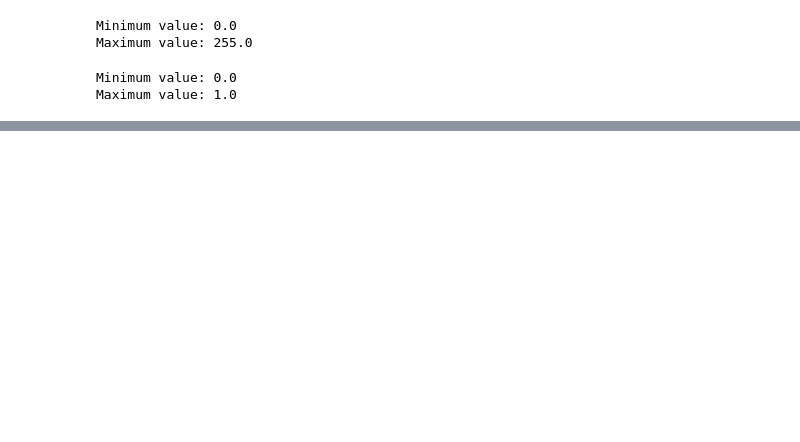
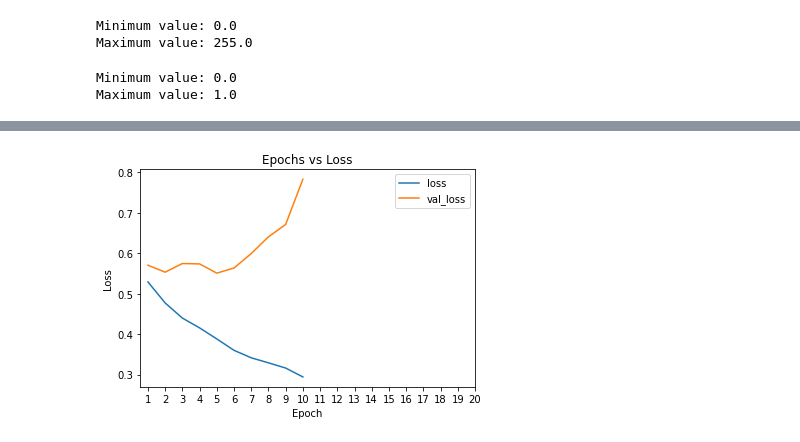
Before and after one commit to phoenix-w/BA885-Image-Classification, a Jupyter notebook: Deliverable02_Tuning.ipynb, the cells around one changed output, grey strips where cells are left out. Drawn from its saved outputs; the diff is of its cells as text; code cells hidden in the pictures; blank space fills up the shorter version.

```diff
--- a/Deliverable02_Tuning.ipynb
+++ b/Deliverable02_Tuning.ipynb
@@ -22,7 +23,8 @@ import pathlib
 # %% [markdown]
 # Data Setup
 # %%
-# # load all the labeled images
-# data_dir = pathlib.Path('Labeled')
-# print('Total number of labeled images:', len(list(data_dir.glob('*/*.jpg'))))
+# load all the labeled images
+data_dir_train = pathlib.Path('seg_train')
+data_dir_val = pathlib.Path('seg_test')
+#print('Total number of labeled images:', len(list(data_dir.glob('*/*.jpg'))))
 # %%
@@ -39,9 +41,9 @@ img_width = 150
 # %%
 # generate training set
 train_ds = tf.keras.preprocessing.image_dataset_from_directory(
-    data_dir,
-    validation_split=0.2,
-    subset="training",
+    data_dir_train,
+#     validation_split=0.2,
+#     subset="training",
     seed=885,
     image_size=(img_height, img_width),
     batch_size=batch_size)
@@ -48,9 +52,9 @@ train_ds = tf.keras.preprocessing.image_dataset_from_directory(
 # %%
 # generate validation set
 val_ds = tf.keras.preprocessing.image_dataset_from_directory(
-    data_dir,
-    validation_split=0.2,
-    subset="validation",
+    data_dir_val,
+#     validation_split=0.2,
+#     subset="validation",
     seed=885,
     image_size=(img_height, img_width),
     batch_size=batch_size)
@@ -173,6 +181,6 @@ Non-trainable params: 0
 _________________________________________________________________
 # %%
 epochs = 10
-model.fit(train_ds, validation_data=val_ds, epochs=epochs)
+history=model.fit(train_ds, validation_data=val_ds, epochs=epochs)
 # %% [output]
 Epoch 1/10
@@ -198,0 +208,11 @@ Epoch 10/10
+# %%
+# Here is the code to visualize the loss values
+sns.lineplot(x=range(1,11),y=history.history['loss'])
+sns.lineplot(x=range(1,11),y=history.history['val_loss'])
+plt.legend(loc='upper right',labels=['loss','val_loss'])
+plt.title('Epochs vs Loss')
+plt.xlabel('Epoch')
+plt.ylabel('Loss')
+plt.xticks(ticks=range(1,21));
+# %% [output]
+[figure, added]
```
Also changed, not shown: parts of 16 cells of this notebook.
